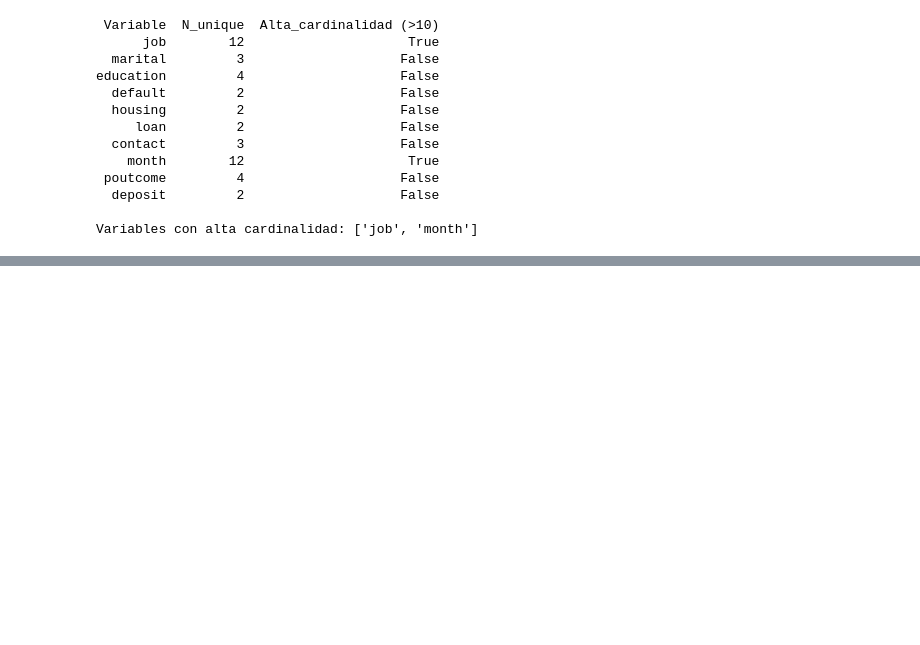
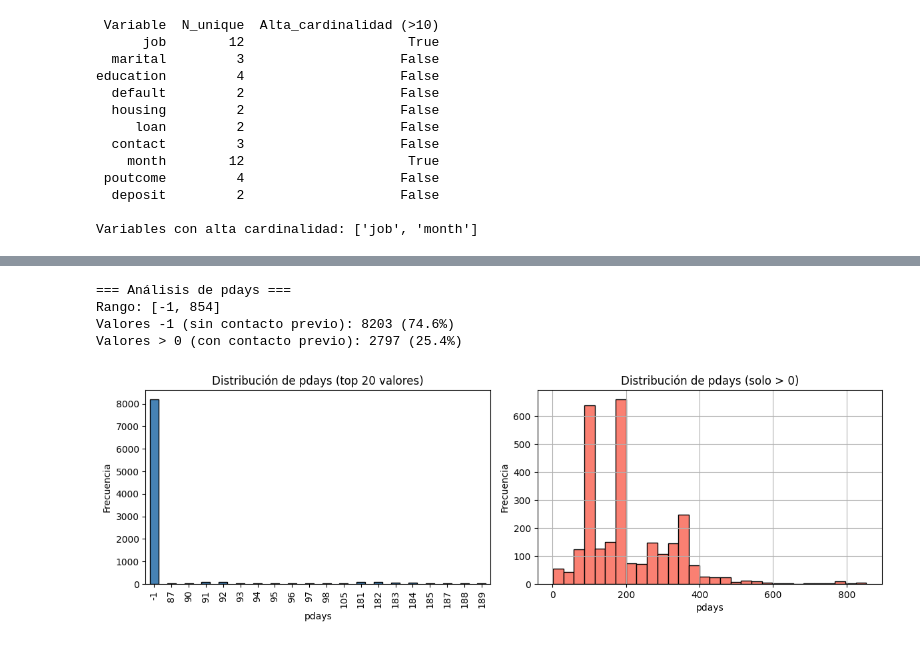
Before and after one commit to 100522320/g81_P1_03_Aprendizaje_Automatico, a Jupyter notebook: notebook_pruebas.ipynb, the cells around one changed output, grey strips where cells are left out. Cells and saved outputs as stored; diff of their text form; code cells hidden in the pictures; blank space fills up the shorter version.

Commit message:
EDA completo + preproceso de pdays

```diff
--- a/notebook_pruebas.ipynb
+++ b/notebook_pruebas.ipynb
@@ -174,0 +349,28 @@ Variables con alta cardinalidad: ['job', 'month']
+# %%
+print('=== Análisis de pdays ===')
+print(f'Rango: [{df_datos["pdays"].min()}, {df_datos["pdays"].max()}]')
+print(f'Valores -1 (sin contacto previo): {(df_datos["pdays"] == -1).sum()} ({(df_datos["pdays"] == -1).mean()*100:.1f}%)')
+print(f'Valores > 0 (con contacto previo): {(df_datos["pdays"] > 0).sum()} ({(df_datos["pdays"] > 0).mean()*100:.1f}%)')
+
+fig, axes = plt.subplots(1, 2, figsize=(12, 4))
+
+# Distribución completa
+df_datos['pdays'].value_counts().head(20).sort_index().plot(kind='bar', ax=axes[0], color='steelblue', edgecolor='black')
+axes[0].set_title('Distribución de pdays (top 20 valores)')
+axes[0].set_xlabel('pdays')
+axes[0].set_ylabel('Frecuencia')
+
+# Solo valores > 0
+df_datos[df_datos['pdays'] > 0]['pdays'].hist(ax=axes[1], bins=30, color='salmon', edgecolor='black')
+axes[1].set_title('Distribución de pdays (solo > 0)')
+axes[1].set_xlabel('pdays')
+axes[1].set_ylabel('Frecuencia')
+
+plt.tight_layout()
+plt.show()
+# %% [output]
+=== Análisis de pdays ===
+Rango: [-1, 854]
+Valores -1 (sin contacto previo): 8203 (74.6%)
+Valores > 0 (con contacto previo): 2797 (25.4%)
+[figure, added]
```
Also changed, not shown: parts of 24 cells of this notebook.
